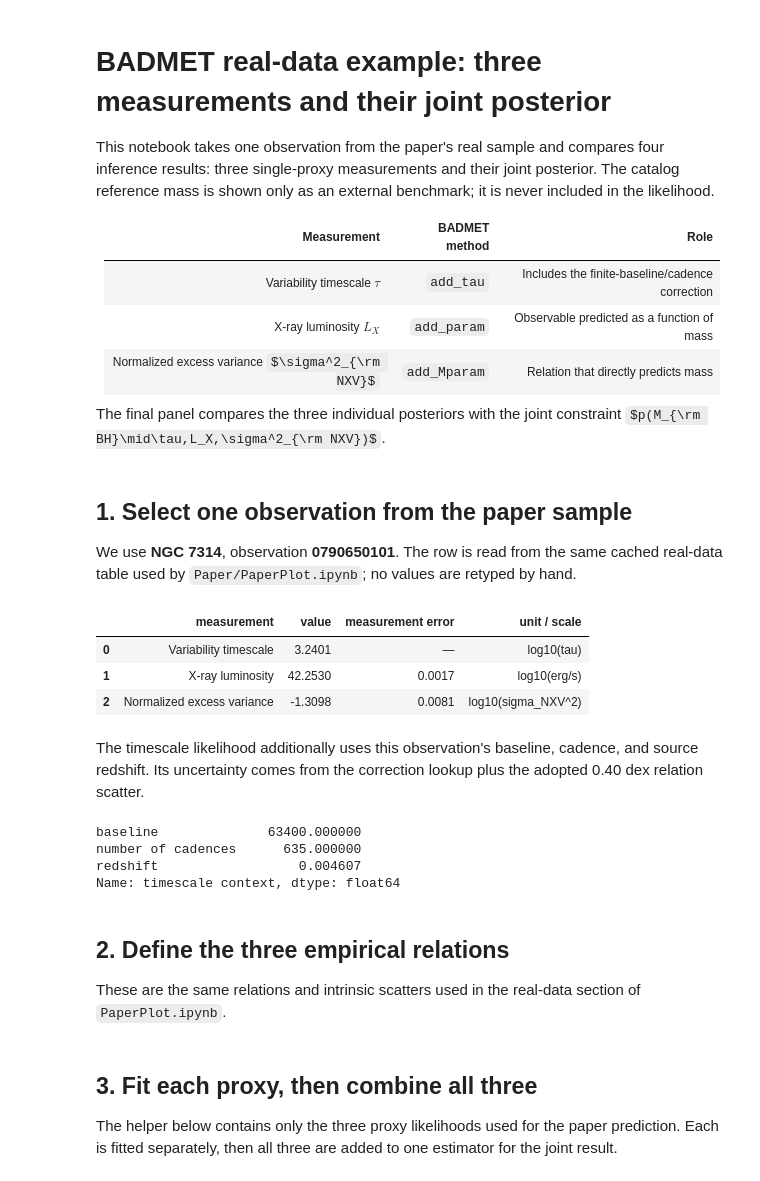
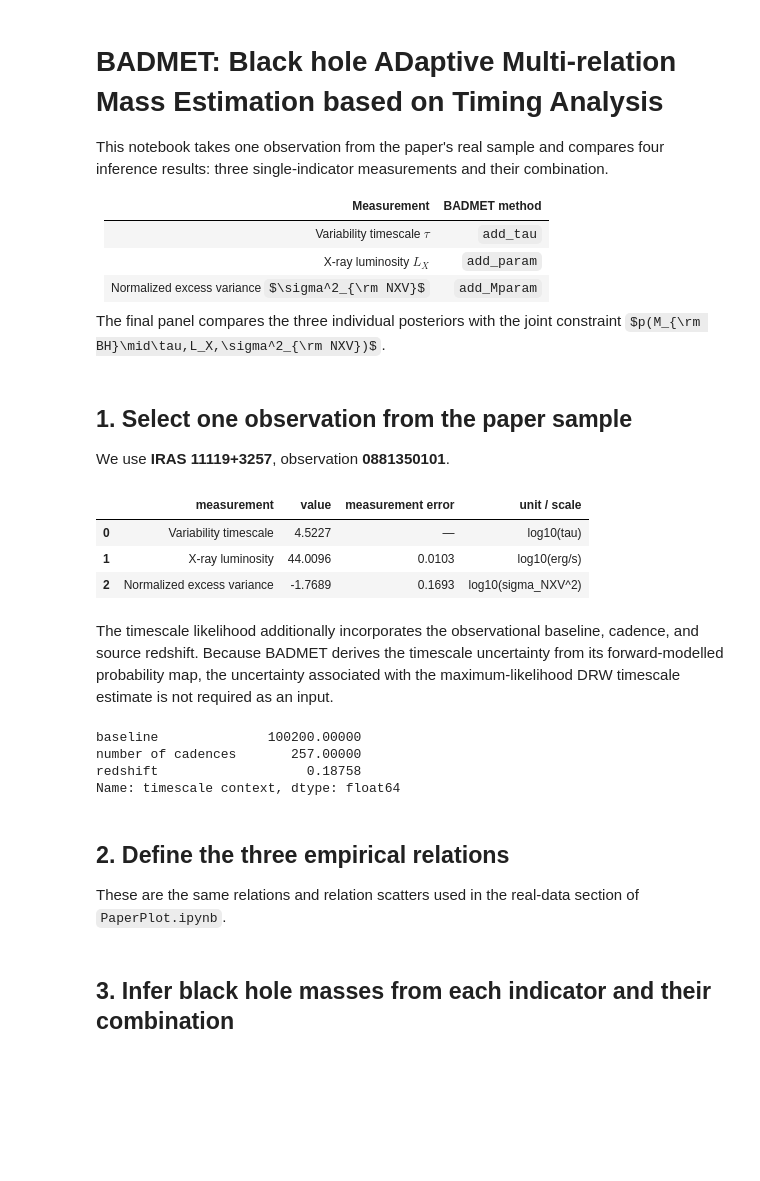
Before and after one commit to xiaris/BADMET, a Jupyter notebook: demo.ipynb, the cells around one changed output. Drawn from its saved outputs; the diff is of its cells as text; code cells hidden in the pictures; some formulas as TeX source; blank space fills up the shorter version.

```diff
--- a/demo.ipynb
+++ b/demo.ipynb
@@ -1,13 +1,13 @@
 # %% [markdown]
-# BADMET real-data example: three measurements and their joint posterior
+# BADMET: Black hole ADaptive Multi-relation Mass Estimation based on Timing Analysis
 
-This notebook takes one observation from the paper's real sample and compares four inference results: three single-proxy measurements and their joint posterior. The catalog reference mass is shown only as an external benchmark; it is never included in the likelihood.
+This notebook takes one observation from the paper's real sample and compares four inference results: three single-indicator measurements and their combination.
 
-| Measurement | BADMET method | Role |
-|---|---|---|
-| Variability timescale $\tau$ | `add_tau` | Includes the finite-baseline/cadence correction |
-| X-ray luminosity $L_X$ | `add_param` | Observable predicted as a function of mass |
-| Normalized excess variance $\sigma^2_{\rm NXV}$ | `add_Mparam` | Relation that directly predicts mass |
+| Measurement | BADMET method |
+|---|---|
+| Variability timescale $\tau$ | `add_tau` |
+| X-ray luminosity $L_X$ | `add_param` |
+| Normalized excess variance $\sigma^2_{\rm NXV}$ | `add_Mparam` |
 
 The final panel compares the three individual posteriors with the joint constraint $p(M_{\rm BH}\mid\tau,L_X,\sigma^2_{\rm NXV})$.
 # %%
@@ -31,28 +31,28 @@ plt.style.use("seaborn-v0_8-whitegrid")
 # %% [markdown]
 ## 1. Select one observation from the paper sample
 
-We use **NGC 7314**, observation **0790650101**. The row is read from the same cached real-data table used by `Paper/PaperPlot.ipynb`; no values are retyped by hand.
+We use **IRAS 11119+3257**, observation **0881350101**.
 # %%
-data = pd.read_pickle(ROOT / "Paper" / "data" / "dfx_MassEstimated_1.pkl")
-match = data[(data["src_name"] == "NGC 7314") & (data["obsid"].astype(str) == "0790650101")]
+data = pd.read_pickle(ROOT / "Paper" / "data" / "dfx_MassEstimated_Real.pkl")
+match = data[(data["src_name"] == "IRAS 11119+3257") & (data["obsid"].astype(str) == "0881350101")]
 if len(match) != 1:
     raise RuntimeError(f"Expected one matching observation, found {len(match)}.")
 source = match.iloc[0]
 
 inputs = pd.DataFrame({
     "measurement": ["Variability timescale", "X-ray luminosity", "Normalized excess variance"],
     "value": [source.log_tau_mle, source.lumin, source.log_sigma2_NXV],
     "measurement error": [np.nan, source.lumin_err, source.log_sigma2_NXV_ERR],
     "unit / scale": ["log10(tau)", "log10(erg/s)", "log10(sigma_NXV^2)"],
 })
 inputs.style.format({"value": "{:.4f}", "measurement error": lambda x: "—" if pd.isna(x) else f"{x:.4f}"})
 # %% [output]
 |  | measurement | value | measurement error | unit / scale |
-| 0 | Variability timescale | 3.2401 | — | log10(tau) |
-| 1 | X-ray luminosity | 42.2530 | 0.0017 | log10(erg/s) |
-| 2 | Normalized excess variance | -1.3098 | 0.0081 | log10(sigma_NXV^2) |
+| 0 | Variability timescale | 4.5227 | — | log10(tau) |
+| 1 | X-ray luminosity | 44.0096 | 0.0103 | log10(erg/s) |
+| 2 | Normalized excess variance | -1.7689 | 0.1693 | log10(sigma_NXV^2) |
 # %% [markdown]
-The timescale likelihood additionally uses this observation's baseline, cadence, and source redshift. Its uncertainty comes from the correction lookup plus the adopted 0.40 dex relation scatter.
+The timescale likelihood additionally incorporates the observational baseline, cadence, and source redshift. Because BADMET derives the timescale uncertainty from its forward-modelled probability map, the uncertainty associated with the maximum-likelihood DRW timescale estimate is not required as an input.
 # %%
 pd.Series({
     "baseline": source.baseline,
@@ -60,14 +60,14 @@ pd.Series({
     "redshift": source.redshift,
 }, name="timescale context")
 # %% [output]
-baseline              63400.000000
-number of cadences      635.000000
-redshift                  0.004607
+baseline              100200.00000
+number of cadences       257.00000
+redshift                   0.18758
 Name: timescale context, dtype: float64
 # %% [markdown]
 ## 2. Define the three empirical relations
 
-These are the same relations and intrinsic scatters used in the real-data section of `PaperPlot.ipynb`.
+These are the same relations and relation scatters used in the real-data section of `PaperPlot.ipynb`.
 # %%
 def mass_from_nxv(log_sigma2_nxv):
     return -0.94 * (log_sigma2_nxv - anp.log10(0.005)) + 7.41
@@ -78,9 +78,7 @@ def expected_lx(log_mass):
 def expected_log_tau(log_mass, redshift):
     return 1.28 * log_mass - 4.37 + anp.log10(1.0 + redshift)
 # %% [markdown]
-## 3. Fit each proxy, then combine all three
-
-The helper below contains only the three proxy likelihoods used for the paper prediction. Each is fitted separately, then all three are added to one estimator for the joint result.
+## 3. Infer black hole masses from each indicator and their combination
 # %%
 def add_measurement(estimator, method, row):
     if method == "Timescale":
```
Also changed, not shown: parts of 7 cells of this notebook, 2 other files.
